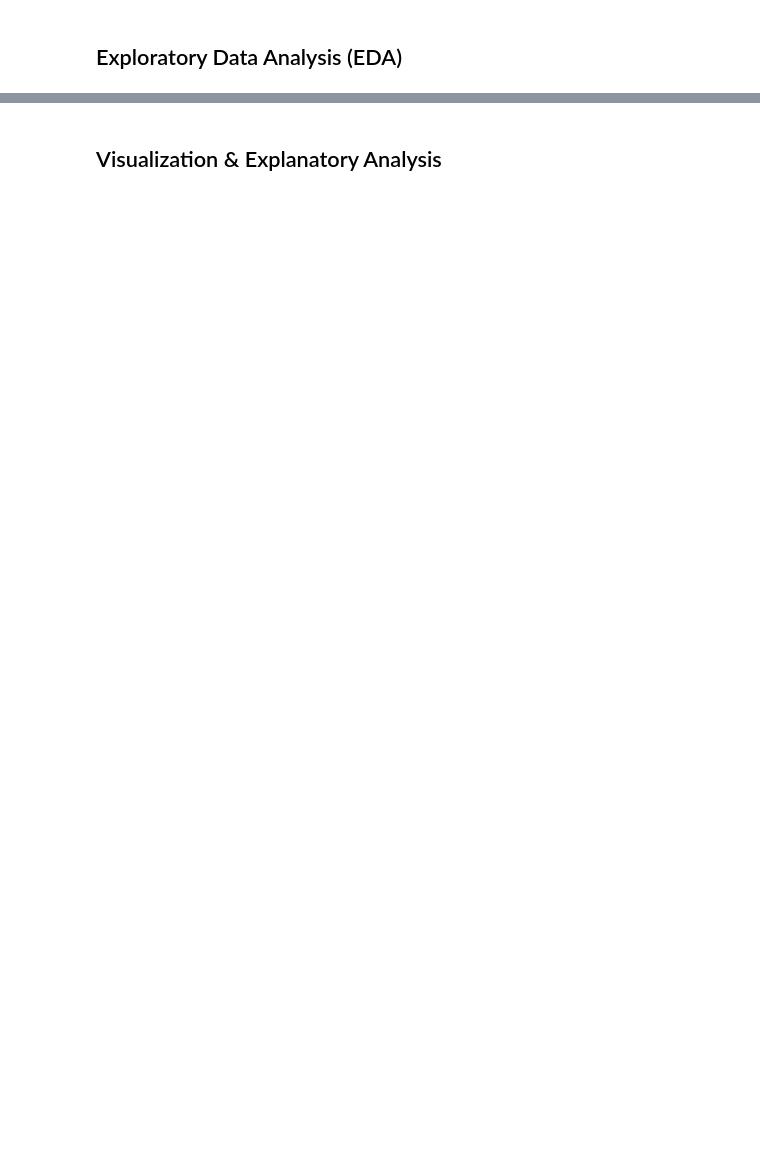
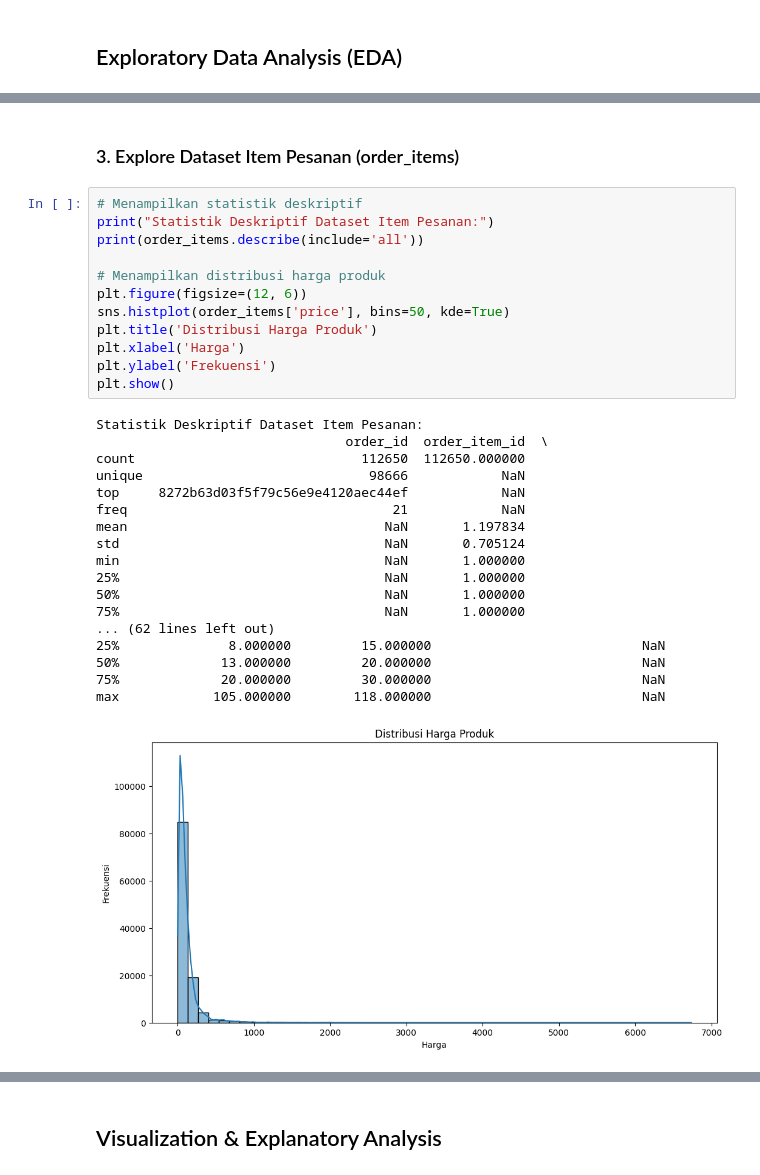
Before and after one commit to xebec51/Dicoding-Proyek-Analisis-Data, a Jupyter notebook: Proyek_Analisis_Data.ipynb, the cells around one changed output, grey strips where cells are left out. Drawn from its saved outputs; the diff is of its cells as text; blank space fills up the shorter version.

```diff
--- a/Proyek_Analisis_Data.ipynb
+++ b/Proyek_Analisis_Data.ipynb
@@ -40,0 +339,33 @@
+# %% [markdown]
+### 3. Explore Dataset Item Pesanan (order_items)
+# %%
+# Menampilkan statistik deskriptif
+print("Statistik Deskriptif Dataset Item Pesanan:")
+print(order_items.describe(include='all'))
+
+# Menampilkan distribusi harga produk
+plt.figure(figsize=(12, 6))
+sns.histplot(order_items['price'], bins=50, kde=True)
+plt.title('Distribusi Harga Produk')
+plt.xlabel('Harga')
+plt.ylabel('Frekuensi')
+plt.show()
+# %% [output]
+Statistik Deskriptif Dataset Item Pesanan:
+                                order_id  order_item_id  \
+count                             112650  112650.000000
+unique                             98666            NaN
+top     8272b63d03f5f79c56e9e4120aec44ef            NaN
+freq                                  21            NaN
+mean                                 NaN       1.197834
+std                                  NaN       0.705124
+min                                  NaN       1.000000
+25%                                  NaN       1.000000
+50%                                  NaN       1.000000
+75%                                  NaN       1.000000
+... (62 lines left out)
+25%              8.000000         15.000000                           NaN
+50%             13.000000         20.000000                           NaN
+75%             20.000000         30.000000                           NaN
+max            105.000000        118.000000                           NaN
+[figure, added]
```
Also changed, not shown: parts of 41 cells of this notebook.
